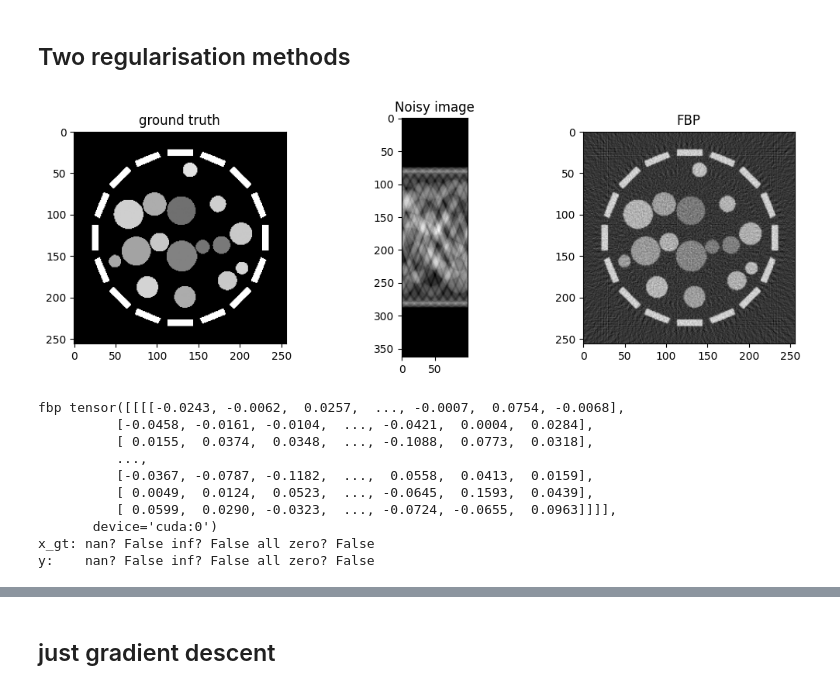
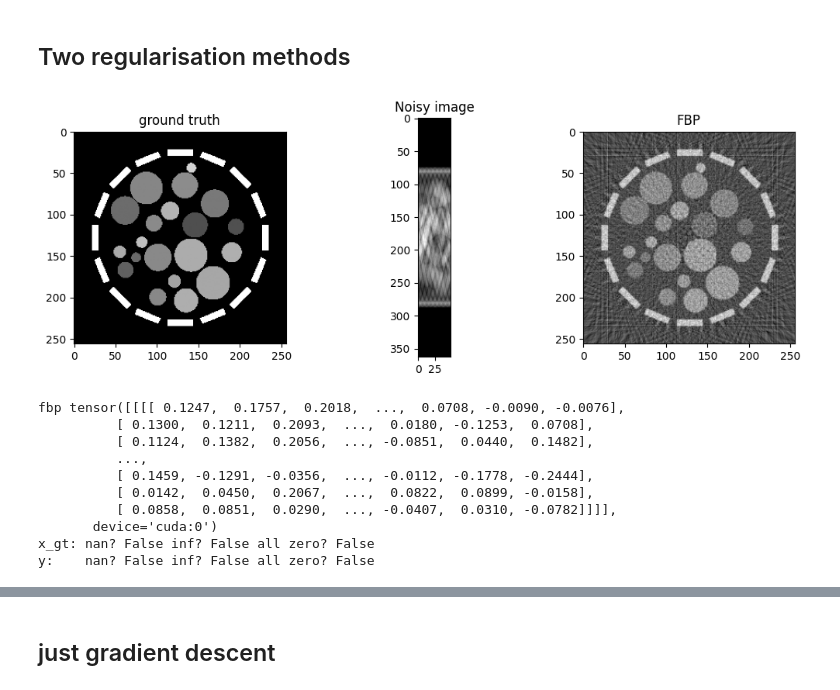
Before and after one commit to GijsBartholomeus/Inverse_probelms_course, a Jupyter notebook: experiments/experiments_2.ipynb, the cells around one changed output, grey strips where cells are left out. Saved outputs shown, nothing was run; the diff lists cells and outputs as text; code cells hidden in the pictures.

```diff
--- a/experiments/experiments_2.ipynb
+++ b/experiments/experiments_2.ipynb
@@ -12,18 +12,19 @@ import numpy as np
 
 
 # ── parameters ───────────────────────────────
-IMG_SZ, ANGLES, GAIN      = 128, 100, 1/40          # physics
+IMG_SZ, ANGLES, GAIN      = 256, 50, 1/40          # physics
 DEVICE                    = "cuda" if torch.cuda.is_available() else "cpu"
 
 # Load the shepp logan phantom
 # Load and convert to torch tensor with correct size and device
-phantom = shepp_logan_phantom()
-phantom_resized = resize(phantom, (IMG_SZ, IMG_SZ), mode='reflect', anti_aliasing=True)
+# phantom = shepp_logan_phantom()
+# phantom_resized = resize(phantom, (IMG_SZ, IMG_SZ), mode='reflect', anti_aliasing=True)
 
+index = 12
 # load created phantom
 phantoms = np.load("data/phantoms.npy", allow_pickle=True)
-IMG_SZ = phantoms[0].shape[0]
-phantom_resized = phantoms[0]
+IMG_SZ = phantoms[index].shape[0]
+phantom_resized = phantoms[index]
 
 x_gt = torch.from_numpy(phantom_resized.astype(np.float32)).to(DEVICE)
 x_gt = x_gt.unsqueeze(0).unsqueeze(0)  # add batch and channel dimensions
@@ -36,41 +37,41 @@ physics = dinv.physics.Tomography(
 
 y = physics(x_gt)
 
 
 # Try a simple reconstruction FBP
 # ── 1. FBP reconstruction ───────────────────────────────
 fbp = physics.A_dagger(y)
 
 # ── plot the ground truth and the corrupted image.
 plt.figure(figsize=(12, 4))
 plt.subplot(131)
 plt.imshow(x_gt.cpu()[0,0,:,:], cmap = 'gray')
 plt.title("ground truth")
 
 plt.subplot(132)
 plt.imshow(y.cpu()[0,0,:,:], cmap = 'gray')
 plt.title("Noisy image")
 
 plt.subplot(133)
 plt.imshow(fbp.cpu()[0,0,:,:], cmap = 'gray')
 plt.title("FBP")
 
 plt.show()
 
 print("fbp", fbp)
 
 # Diagnostic: Check for NaNs, Infs, and all-zeros in x_gt and y
 print("x_gt: nan?", torch.isnan(x_gt).any().item(), "inf?", torch.isinf(x_gt).any().item(), "all zero?", torch.all(x_gt == 0).item())
 print("y:    nan?", torch.isnan(y).any().item(),    "inf?", torch.isinf(y).any().item(),    "all zero?", torch.all(y == 0).item())
 # %% [output]
-[figure, old version]
+[figure, new version]
-fbp tensor([[[[-0.0243, -0.0062,  0.0257,  ..., -0.0007,  0.0754, -0.0068],
-          [-0.0458, -0.0161, -0.0104,  ..., -0.0421,  0.0004,  0.0284],
-          [ 0.0155,  0.0374,  0.0348,  ..., -0.1088,  0.0773,  0.0318],
+fbp tensor([[[[ 0.1247,  0.1757,  0.2018,  ...,  0.0708, -0.0090, -0.0076],
+          [ 0.1300,  0.1211,  0.2093,  ...,  0.0180, -0.1253,  0.0708],
+          [ 0.1124,  0.1382,  0.2056,  ..., -0.0851,  0.0440,  0.1482],
           ...,
-          [-0.0367, -0.0787, -0.1182,  ...,  0.0558,  0.0413,  0.0159],
-          [ 0.0049,  0.0124,  0.0523,  ..., -0.0645,  0.1593,  0.0439],
-          [ 0.0599,  0.0290, -0.0323,  ..., -0.0724, -0.0655,  0.0963]]]],
+          [ 0.1459, -0.1291, -0.0356,  ..., -0.0112, -0.1778, -0.2444],
+          [ 0.0142,  0.0450,  0.2067,  ...,  0.0822,  0.0899, -0.0158],
+          [ 0.0858,  0.0851,  0.0290,  ..., -0.0407,  0.0310, -0.0782]]]],
        device='cuda:0')
 x_gt: nan? False inf? False all zero? False
 y:    nan? False inf? False all zero? False
```
Also changed, not shown: parts of 4 cells of this notebook, 14 other files.
